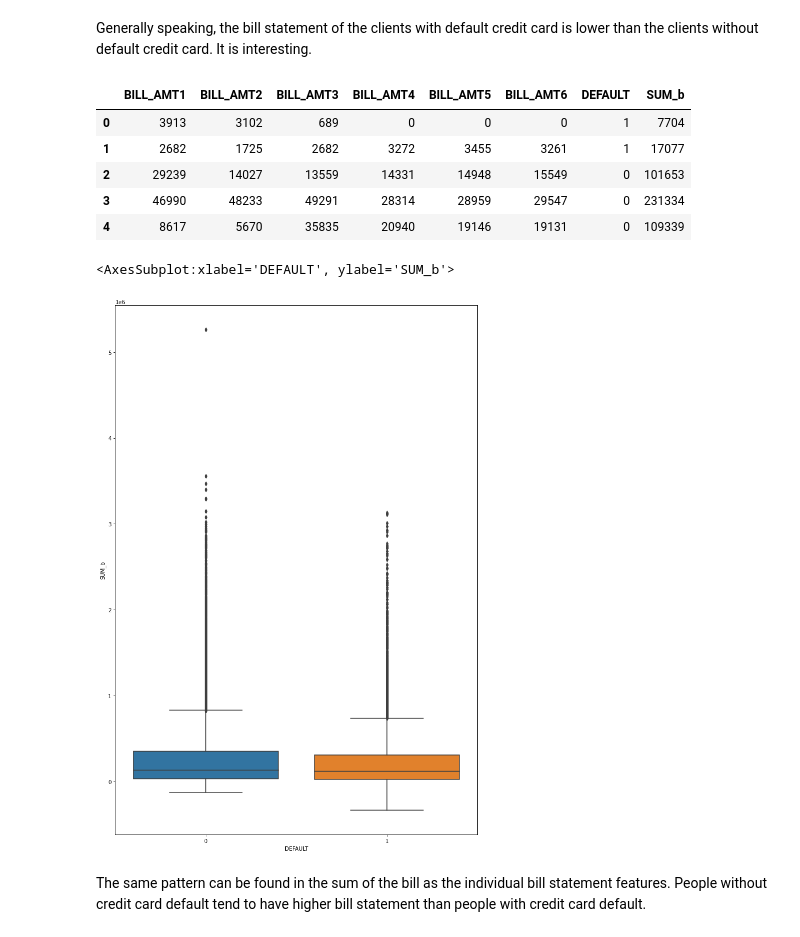
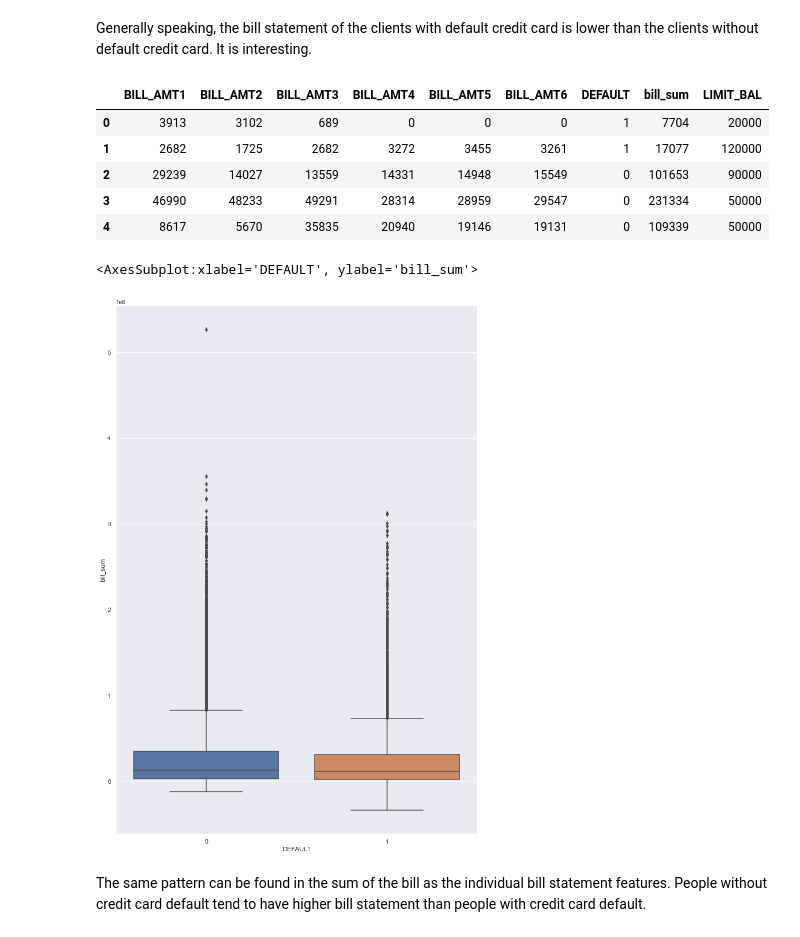
Before and after one commit to Lina-statistics/Capstone_project_Spring_Board, a Jupyter notebook: credit_card_default/feature_engineering.ipynb, the cells around one changed output. Saved outputs shown, nothing was run; the diff lists cells and outputs as text; code cells hidden in the pictures.

```diff
--- a/credit_card_default/feature_engineering.ipynb
+++ b/credit_card_default/feature_engineering.ipynb
@@ -157,0 +104,5 @@ df_new[df_new['LIMIT_BAL'].isna()]
+# %%
+#age cdf distribution plot
+sns.set_style("whitegrid")
+sns.set(rc={'figure.figsize':(11.7,8.27)})
+sns.ecdfplot(data=df_new, x='AGE', hue='DEFAULT')
@@ -267,23 +221,24 @@ sns.violinplot(ax=ax, x="Month", y='BILL', hue="DEFAULT", data= bill_default)
 # %% [markdown]
 Generally speaking, the bill statement of the clients with default credit card is lower than the clients without default credit card. It is interesting.
 # %%
-#what if we sum all bills and use it as the predictor instead of six individual bill statement?
+#create bill_sum
 bill_default=pd.concat([bill, df.DEFAULT], axis=1)
-bill_default['SUM_b']=bill.agg(np.sum, axis=1)
+bill_default['bill_sum']=bill.agg(np.sum, axis=1)
+bill_default=pd.concat([bill_default, df.LIMIT_BAL], axis=1)
 bill_default.head()
 # %% [output]
-|  | BILL_AMT1 | BILL_AMT2 | BILL_AMT3 | BILL_AMT4 | BILL_AMT5 | BILL_AMT6 | DEFAULT | SUM_b |
-| 0 | 3913 | 3102 | 689 | 0 | 0 | 0 | 1 | 7704 |
-| 1 | 2682 | 1725 | 2682 | 3272 | 3455 | 3261 | 1 | 17077 |
-| 2 | 29239 | 14027 | 13559 | 14331 | 14948 | 15549 | 0 | 101653 |
-| 3 | 46990 | 48233 | 49291 | 28314 | 28959 | 29547 | 0 | 231334 |
-| 4 | 8617 | 5670 | 35835 | 20940 | 19146 | 19131 | 0 | 109339 |
+|  | BILL_AMT1 | BILL_AMT2 | BILL_AMT3 | BILL_AMT4 | BILL_AMT5 | BILL_AMT6 | DEFAULT | bill_sum | LIMIT_BAL |
+| 0 | 3913 | 3102 | 689 | 0 | 0 | 0 | 1 | 7704 | 20000 |
+| 1 | 2682 | 1725 | 2682 | 3272 | 3455 | 3261 | 1 | 17077 | 120000 |
+| 2 | 29239 | 14027 | 13559 | 14331 | 14948 | 15549 | 0 | 101653 | 90000 |
+| 3 | 46990 | 48233 | 49291 | 28314 | 28959 | 29547 | 0 | 231334 | 50000 |
+| 4 | 8617 | 5670 | 35835 | 20940 | 19146 | 19131 | 0 | 109339 | 50000 |
 # %%
 fig, ax = plt.subplots(figsize=(12, 18))
-sns.boxplot(y= 'SUM_b', x='DEFAULT', data=bill_default)
+sns.boxplot(y= 'bill_sum', x='DEFAULT', data=bill_default)
 # %% [output]
-<AxesSubplot:xlabel='DEFAULT', ylabel='SUM_b'>
+<AxesSubplot:xlabel='DEFAULT', ylabel='bill_sum'>
-[figure, old version]
+[figure, new version]
 # %% [markdown]
 The same pattern can be found in the sum of the bill as the individual bill statement features. People without credit card default tend to have higher bill statement than people with credit card default.
 # %%
```
Also changed, not shown: parts of 59 cells of this notebook, 27 other files.
